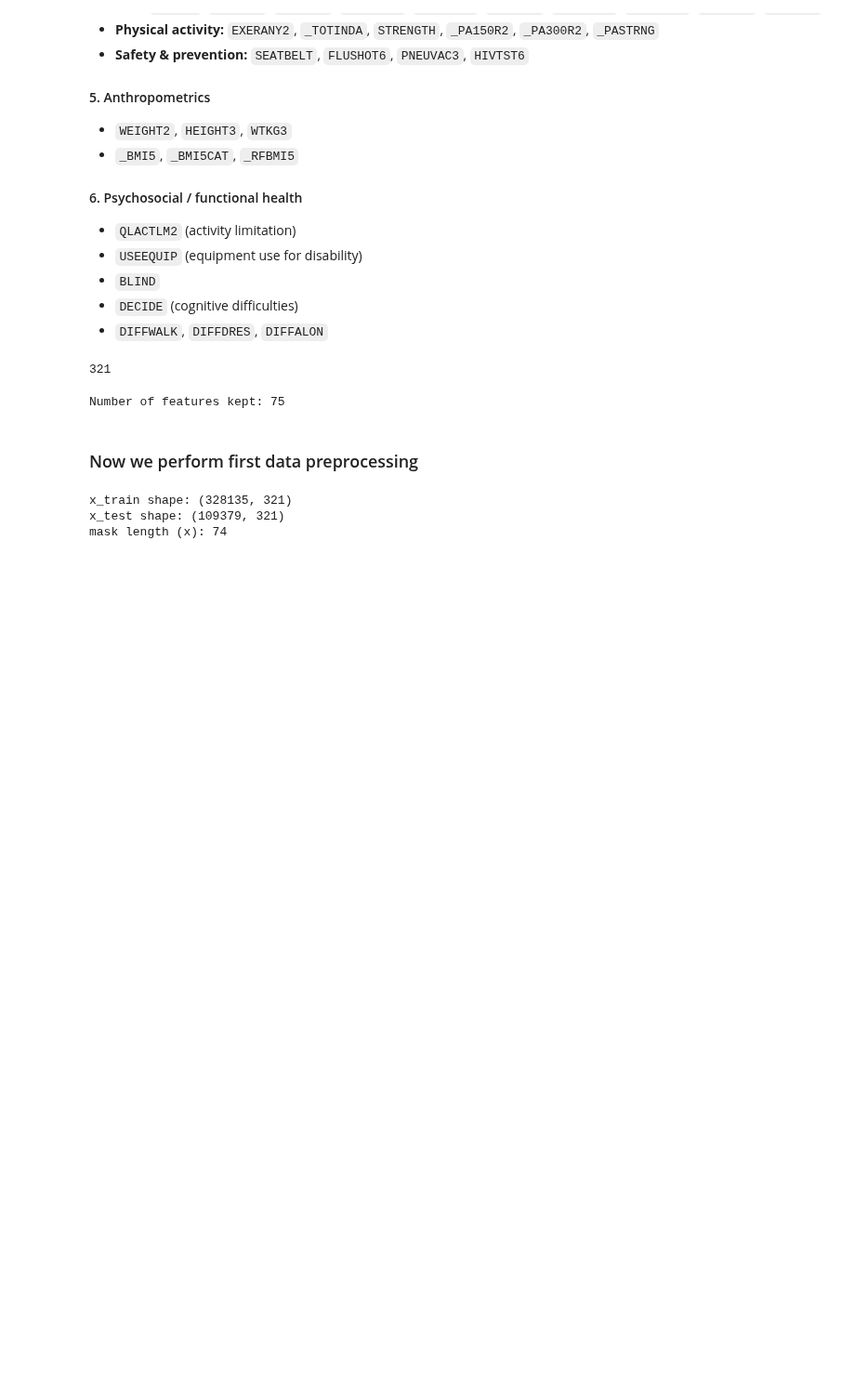
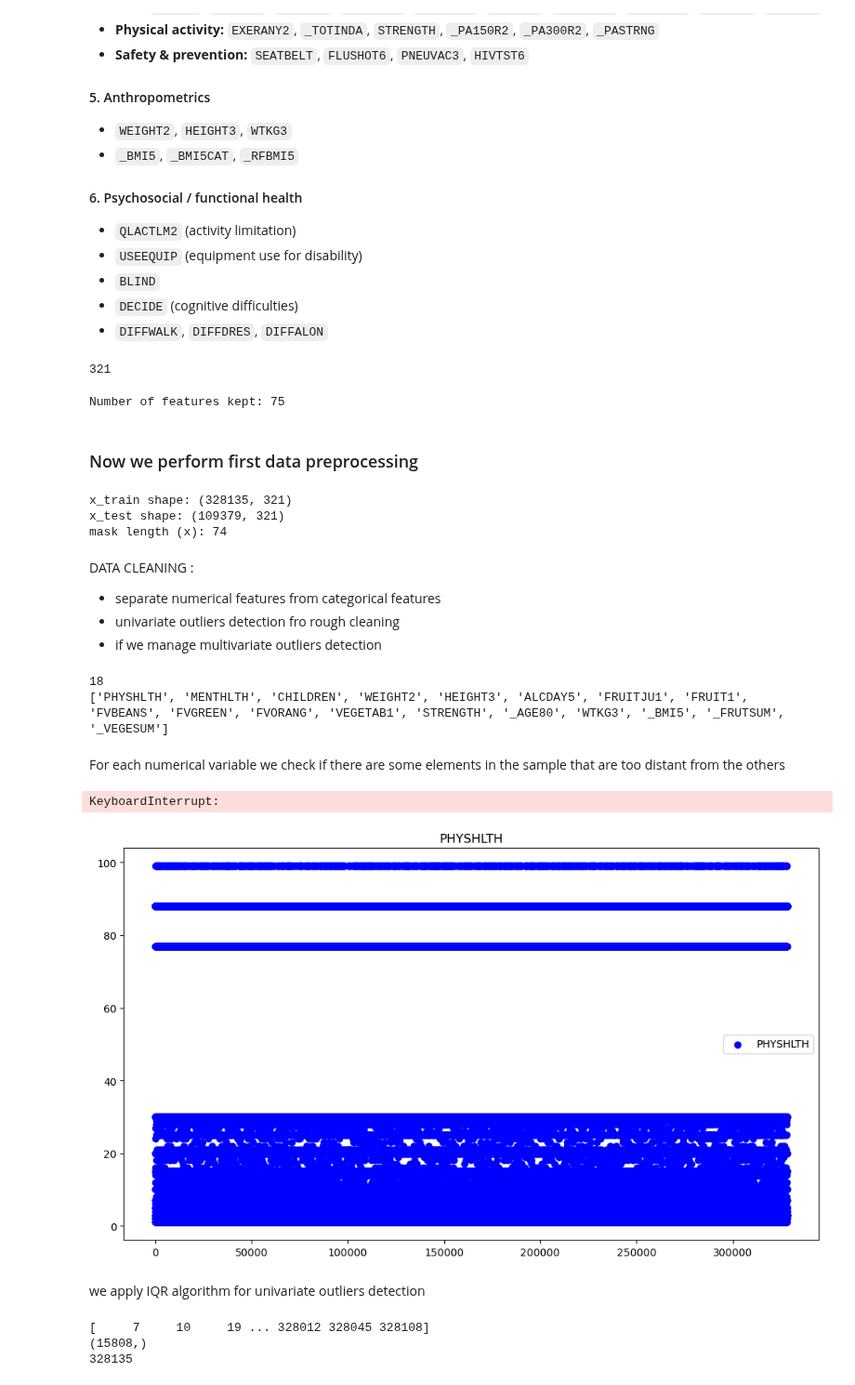
Before and after one commit to sofiasannino/cardiovascular-disease-classification, a Jupyter notebook: dataprocessing.ipynb, the cells around one changed output. Shown at 93% size. Cells and saved outputs as stored; diff of their text form; code cells hidden in the pictures; blank space fills up the shorter version.

Commit message:
outliers detection

```diff
--- a/dataprocessing.ipynb
+++ b/dataprocessing.ipynb
@@ -54,10 +56,10 @@ The bar plot shows how strict or lenient we can be with missingness.
 <h5>Right side (higher threshold): shows how many features remain if you allow more missing data.</h5>
 <h5>We can use it to decide: “If I drop all features with more than 20% missing values, how many features will I keep?”</h5>
 # %%
-CSV_PATH = "data/dataset/x_train.csv"
+CSV_PATH = "data/dataset/dataset/x_train.csv"
 
 # 1) read headers
-with open('data/dataset/x_train.csv', 'r') as file:
+with open(CSV_PATH, 'r') as file:
     reader = csv.reader(file)
     headers = next(reader)[1:]
     feature_names = next(reader)
@@ -229,3 +231,47 @@ mask length (x): 74
 x_train_filtered = x_train[:,x] #keeps only the columns where the mask is True.
 x_test_filtered = x_test[:,x]  #Ensures both train and test are filtered in the exact same way.
 x_list = [x_train_filtered, x_test_filtered] #for the purpose of preprocessing the 2 sets in the same way
+# %% [markdown]
+DATA CLEANING :
+- separate numerical features from categorical features
+- univariate outliers detection fro rough cleaning
+- if we manage multivariate outliers detection
+# %%
+#checking which variables, if any, are numerical
+numerical_headers= []
+for i in new_headers :
+    if len(np.unique(x_train_filtered[:, mapping[i]], )) > 20: #considering them continuous numerical features if they can have more than 20 different values
+        numerical_headers.append(i)
+
+print(len(numerical_headers))
+print(numerical_headers)
+# %% [output]
+18
+['PHYSHLTH', 'MENTHLTH', 'CHILDREN', 'WEIGHT2', 'HEIGHT3', 'ALCDAY5', 'FRUITJU1', 'FRUIT1', 'FVBEANS', 'FVGREEN', 'FVORANG', 'VEGETAB1', 'STRENGTH', '_AGE80', 'WTKG3', '_BMI5', '_FRUTSUM', '_VEGESUM']
+# %% [markdown]
+For each numerical variable we check if there are some elements in the sample that are too distant from the others
+# %%
+#visualization --- > plots saved in features plots
+num_numerical = len(numerical_headers)
+
+for i, header in enumerate(numerical_headers):
+    plt.figure(figsize=(10, 6))
+    plt.scatter(
+        np.arange(x_train_filtered.shape[0]),
+        x_train_filtered[:, mapping[header]],
+        color="blue",
+        marker="o",
+        label=header
+    )
+    plt.title(header)
+    plt.legend()
+    plt.tight_layout()
+
+
+    plt.savefig(f"{header}.png")
+
+
+    #plt.show()
+# %% [output]
+KeyboardInterrupt:
+[figure, added]
@@ -231,0 +287,25 @@ x_list = [x_train_filtered, x_test_filtered] #for the purpose of preprocessing t
+# %% [markdown]
+we apply IQR algorithm for univariate outliers detection
+# %%
+#import sys, importlib
+#sys.path.insert(0, r'C:\\Users\\sanni\\OneDrive\\Desktop\\POLIMI\\EPFL\\ML\\Project_1\\project-1-girl_power')
+
+import outliers
+#importlib.reload(outliers)
+
+outliers_indexes = []
+
+
+
+for i in numerical_headers :
+    outliers_indexes.append(outliers.iqr(x_train_filtered[:, mapping[i]], 0.05, 0.95))
+
+outliers_indexes = np.unique([idx for sublist in outliers_indexes for idx in sublist]) #removing doubles
+
+print(outliers_indexes)
+print(outliers_indexes.shape)
+print(x_train.shape[0])
+# %% [output]
+[     7     10     19 ... 328012 328045 328108]
+(15808,)
+328135
```
Also changed, not shown: parts of 3 cells of this notebook, 20 other files.
